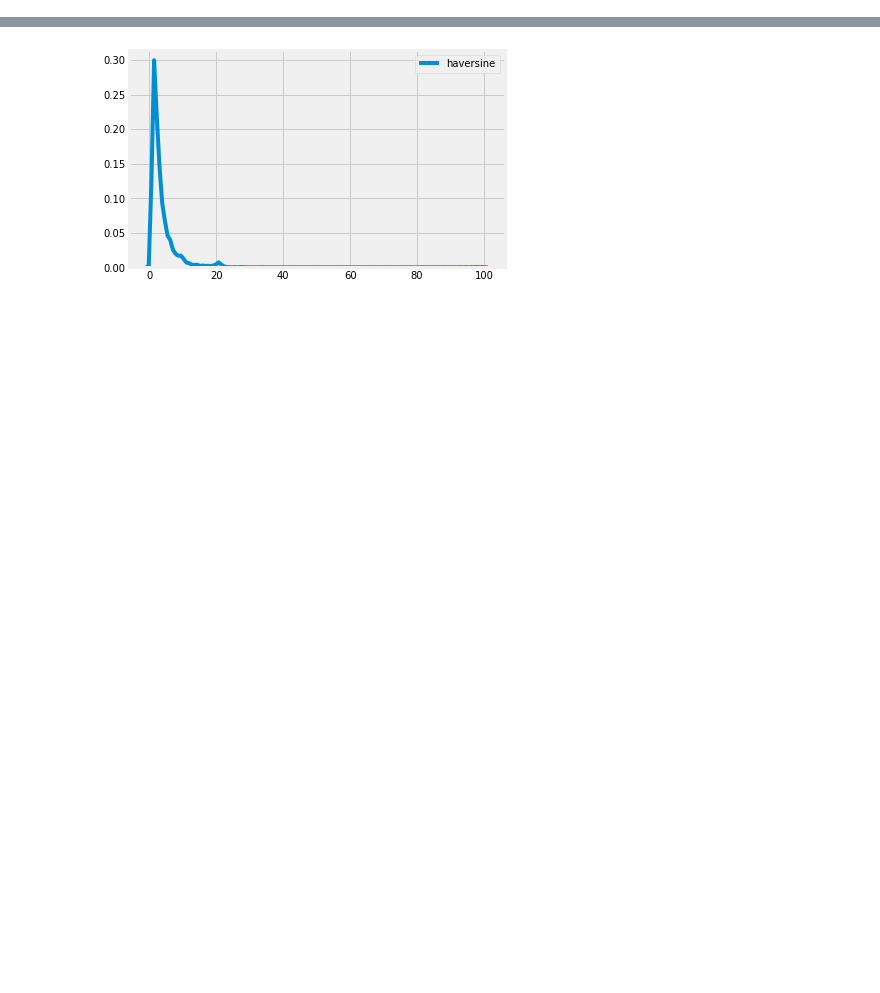
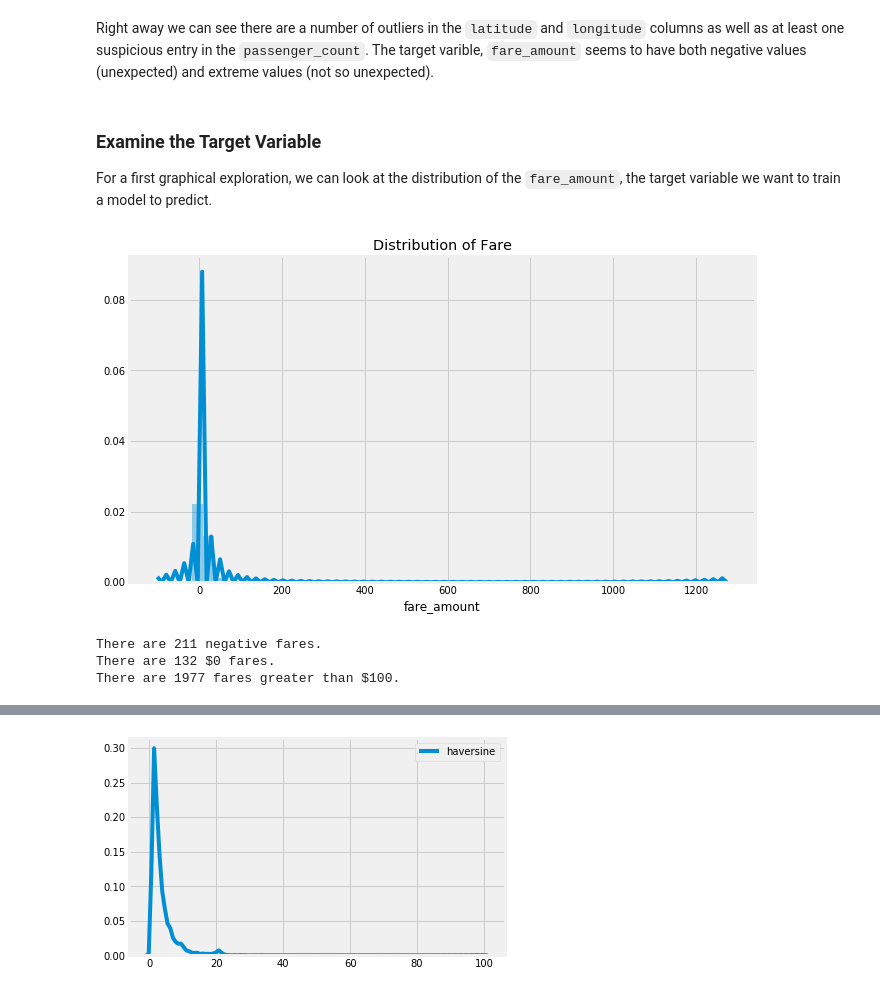
Before and after one commit to WillKoehrsen/taxi-fare, a Jupyter notebook: Start Simple.ipynb, the cells around one changed output, grey strips where cells are left out. Saved outputs shown, nothing was run; the diff lists cells and outputs as text; code cells hidden in the pictures; blank space fills up the shorter version.

```diff
--- a/Start Simple.ipynb
+++ b/Start Simple.ipynb
@@ -137,0 +33,6 @@ sns.kdeplot(data['haversine']);
+# %%
+data = pd.read_csv('input/train.csv', nrows = 5_000_000).drop(columns = 'key')
+
+# Remove na
+data = data.dropna()
+data.head()
@@ -137,0 +62,20 @@ sns.kdeplot(data['haversine']);
+# %% [markdown]
+Right away we can see there are a number of outliers in the `latitude` and `longitude` columns as well as at least one suspicious entry in the `passenger_count`. The target varible, `fare_amount` seems to have both negative values (unexpected) and extreme values (not so unexpected).
+# %% [markdown]
+### Examine the Target Variable
+
+For a first graphical exploration, we can look at the distribution of the `fare_amount`, the target variable we want to train a model to predict.
+# %%
+plt.figure(figsize = (10, 6))
+sns.distplot(data['fare_amount']);
+plt.title('Distribution of Fare');
+# %% [output]
+[figure, added]
+# %%
+print(f"There are {len(data[data['fare_amount'] < 0])} negative fares.")
+print(f"There are {len(data[data['fare_amount'] == 0])} $0 fares.")
+print(f"There are {len(data[data['fare_amount'] > 100])} fares greater than $100.")
+# %% [output]
+There are 211 negative fares.
+There are 132 $0 fares.
+There are 1977 fares greater than $100.
```
Also changed, not shown: parts of 82 cells of this notebook, 1 other file.
